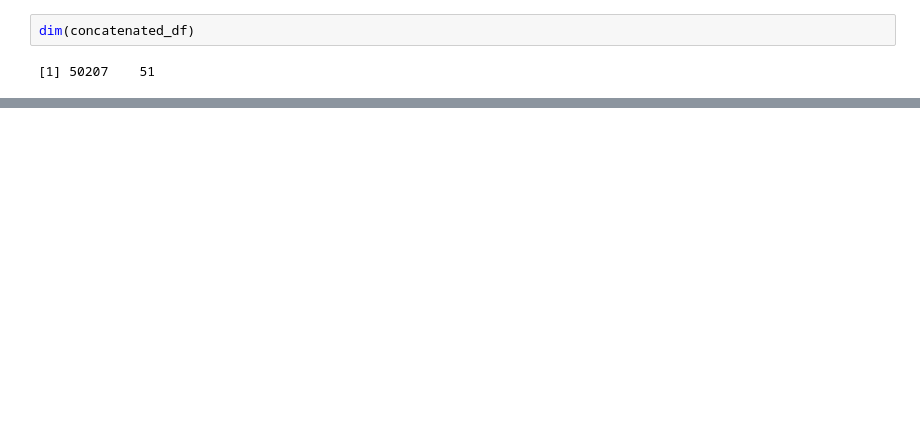
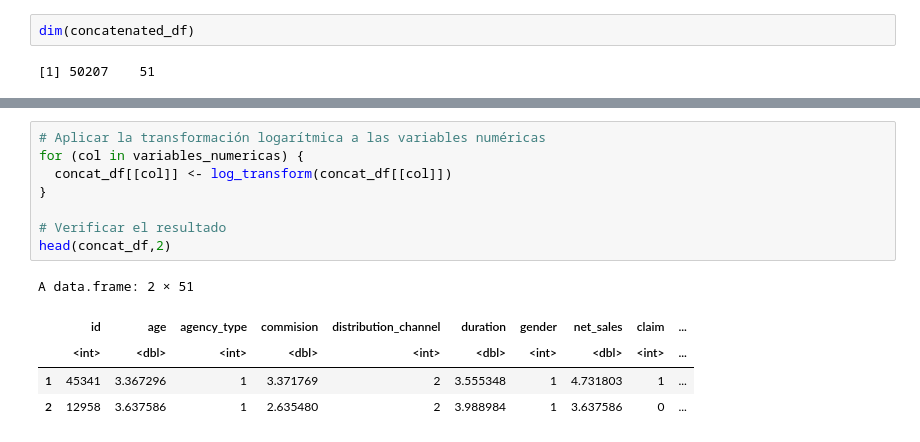
Before and after one commit to gdelgador/devcontainers-rstudio, a Jupyter notebook: explore-data/activida1.ipynb, the cells around one changed output, grey strips where cells are left out. Drawn from its saved outputs; the diff is of its cells as text; blank space fills up the shorter version.

```diff
--- a/explore-data/activida1.ipynb
+++ b/explore-data/activida1.ipynb
@@ -609,0 +712,14 @@ summary(concatenated_df)
+# %%
+# Aplicar la transformación logarítmica a las variables numéricas
+for (col in variables_numericas) {
+  concat_df[[col]] <- log_transform(concat_df[[col]])
+}
+
+# Verificar el resultado
+head(concat_df,2)
+# %% [output]
+A data.frame: 2 × 51
+|  | id | age | agency_type | commision | distribution_channel | duration | gender | net_sales | claim | ... |
+|  | <int> | <dbl> | <int> | <dbl> | <int> | <dbl> | <int> | <dbl> | <int> | ... |
+| 1 | 45341 | 3.367296 | 1 | 3.371769 | 2 | 3.555348 | 1 | 4.731803 | 1 | ... |
+| 2 | 12958 | 3.637586 | 1 | 2.635480 | 2 | 3.988984 | 1 | 3.637586 | 0 | ... |
```
Also changed, not shown: parts of 24 cells of this notebook, 2 other files.
